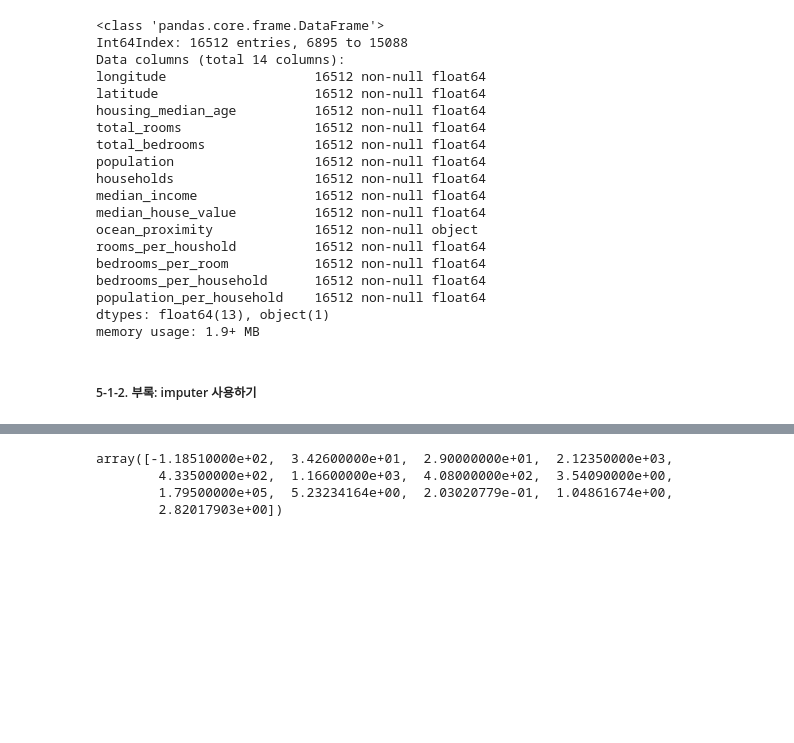
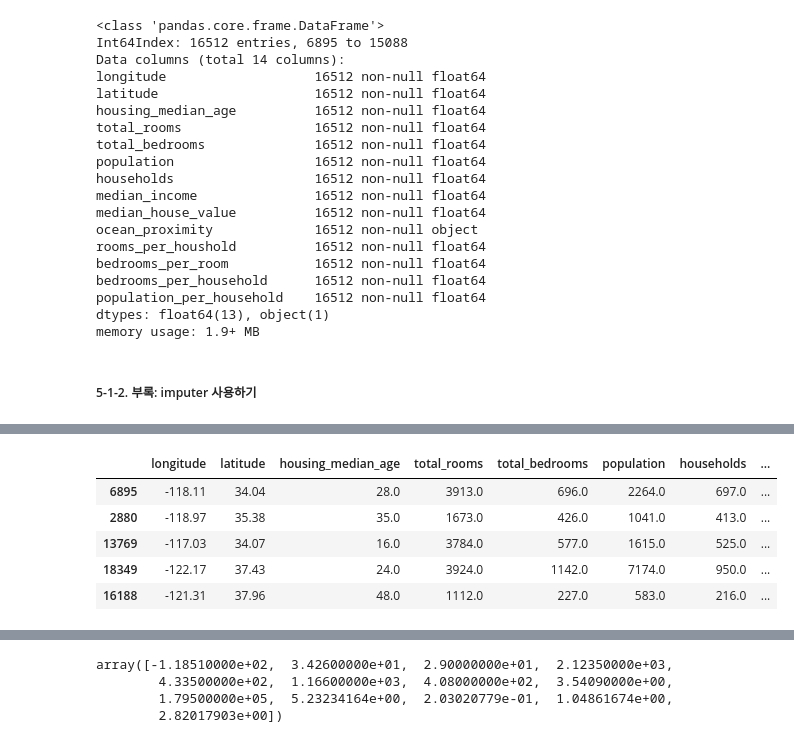
Before and after one commit to tweakershin/python-programming2, a Jupyter notebook: ML/handson/02. Califonia (machine_learning_process).ipynb, the cells around one changed output, grey strips where cells are left out. Cells and saved outputs as stored; diff of their text form; code cells hidden in the pictures; blank space fills up the shorter version.

```diff
--- a/ML/handson/02. Califonia (machine_learning_process).ipynb
+++ b/ML/handson/02. Califonia (machine_learning_process).ipynb
@@ -653,3 +611,14 @@ SimpleImputer(copy=True, fill_value=None, missing_values=nan,
+# %%
+housing_num = housing.drop('ocean_proximity', axis=1)
+# %%
+housing_num.head()
+# %% [output]
+|  | longitude | latitude | housing_median_age | total_rooms | total_bedrooms | population | households | ... |
+| 6895 | -118.11 | 34.04 | 28.0 | 3913.0 | 696.0 | 2264.0 | 697.0 | ... |
+| 2880 | -118.97 | 35.38 | 35.0 | 1673.0 | 426.0 | 1041.0 | 413.0 | ... |
+| 13769 | -117.03 | 34.07 | 16.0 | 3784.0 | 577.0 | 1615.0 | 525.0 | ... |
+| 18349 | -122.17 | 37.43 | 24.0 | 3924.0 | 1142.0 | 7174.0 | 950.0 | ... |
+| 16188 | -121.31 | 37.96 | 48.0 | 1112.0 | 227.0 | 583.0 | 216.0 | ... |
 # %%
 # imputer 사용하기: 수치형 특성에서만 계산될 수 있음.
 housing_num = housing.drop('ocean_proximity', axis=1)
```
Also changed, not shown: parts of 40 cells of this notebook, 4 other files.
